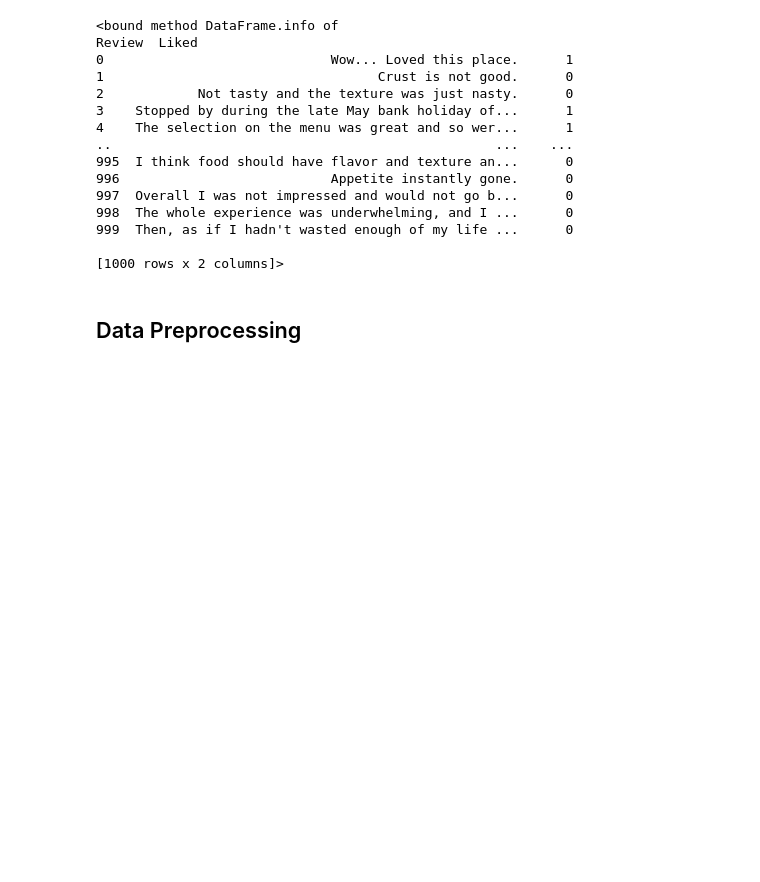
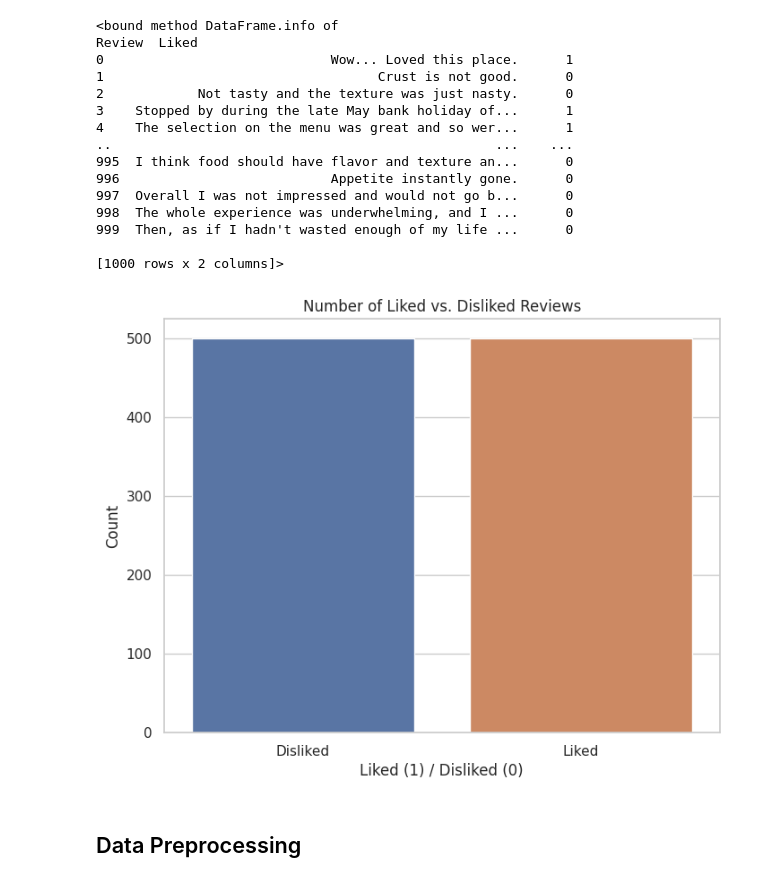
Before and after one commit to HemantModi11/Sentiment-Analysis-of-Restaurant-Reviews, a Jupyter notebook: RandomForest.ipynb, the cells around one changed output. Cells and saved outputs as stored; diff of their text form; code cells hidden in the pictures; blank space fills up the shorter version.

```diff
--- a/RandomForest.ipynb
+++ b/RandomForest.ipynb
@@ -68,0 +72,17 @@ data.info
+# %%
+# Count the number of liked and disliked reviews
+liked_counts = data['Liked'].value_counts()
+
+# Create a bar plot
+sns.set(style="whitegrid")
+plt.figure(figsize=(8, 6))
+sns.barplot(x=liked_counts.index, y=liked_counts.values)
+plt.title('Number of Liked vs. Disliked Reviews')
+plt.xlabel('Liked (1) / Disliked (0)')
+plt.ylabel('Count')
+plt.xticks(ticks=[0, 1], labels=['Disliked', 'Liked'])
+
+# Show the plot
+plt.show()
+# %% [output]
+[figure, added]
```
Also changed, not shown: parts of 4 cells of this notebook.
